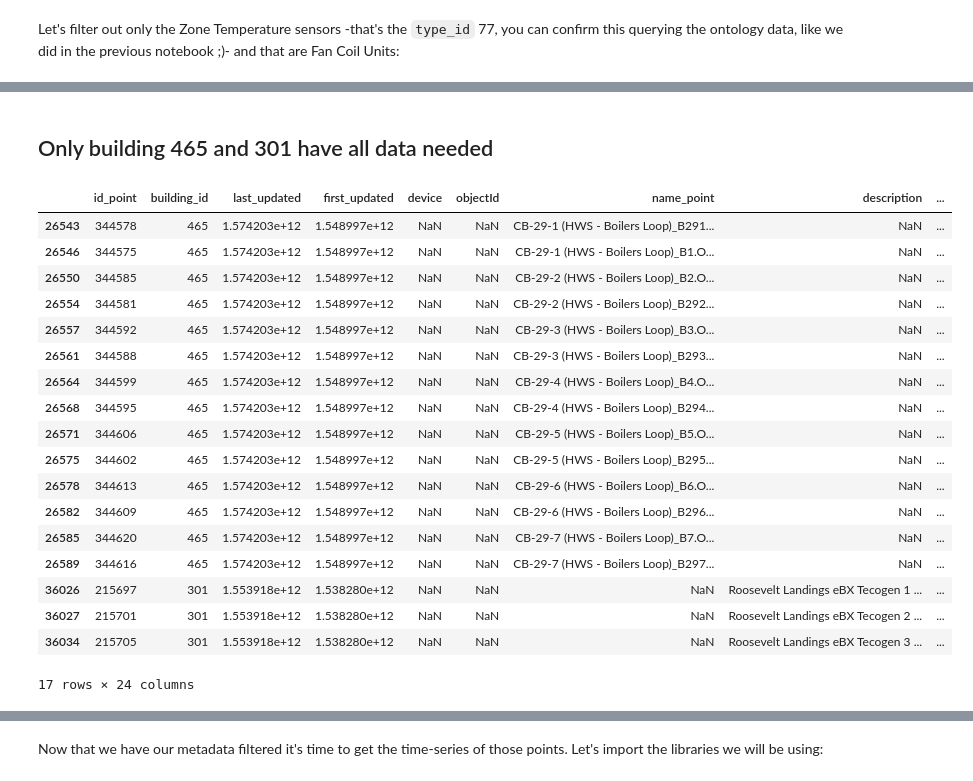
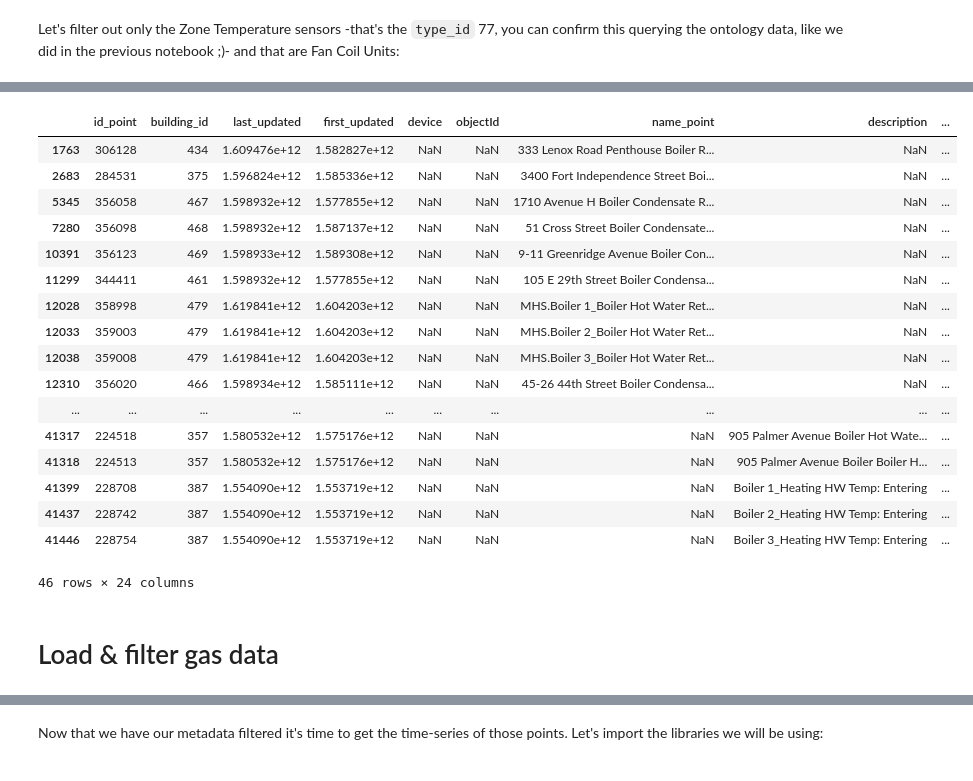
Before and after one commit to PengkunLiu/RTEM_CMU, a Jupyter notebook: RTEM Jupyter Notebook/a-rtem-heating-energy.ipynb, the cells around one changed output, grey strips where cells are left out. Drawn from its saved outputs; the diff is of its cells as text; code cells hidden in the pictures.

```diff
--- a/RTEM Jupyter Notebook/a-rtem-heating-energy.ipynb
+++ b/RTEM Jupyter Notebook/a-rtem-heating-energy.ipynb
@@ -156,4 +183,4 @@ boiler_hhwr_data = boiler_data[(boiler_data.type == "Hot Water Return Temperatur
 # %%
-shared_hhws_data = boiler_hhwr_data[boiler_hhwr_data["building_id"].isin(boiler_hhws_data["building_id"])]
+boiler_shared_hhws_data = boiler_hhwr_data[boiler_hhwr_data["building_id"].isin(boiler_hhws_data["building_id"])]
 # %%
-shared_hhws_data = shared_hhws_data[shared_hhws_data["building_id"].isin(boiler_hhwr_data["building_id"])]
+boiler_shared_hhws_data = boiler_shared_hhws_data[shared_hhws_data["building_id"].isin(boiler_hhwr_data["building_id"])]
@@ -162,24 +187,21 @@ gas_consumption_data =
-# %% [markdown]
-## Only building 465 and 301 have all data needed
 # %%
-shared_hhws_data
+boiler_shared_hhws_data
 # %% [output]
 |  | id_point | building_id | last_updated | first_updated | device | objectId | name_point | description | ... |
-| 26543 | 344578 | 465 | 1.574203e+12 | 1.548997e+12 | NaN | NaN | CB-29-1 (HWS - Boilers Loop)_B291... | NaN | ... |
-| 26546 | 344575 | 465 | 1.574203e+12 | 1.548997e+12 | NaN | NaN | CB-29-1 (HWS - Boilers Loop)_B1.O... | NaN | ... |
-| 26550 | 344585 | 465 | 1.574203e+12 | 1.548997e+12 | NaN | NaN | CB-29-2 (HWS - Boilers Loop)_B2.O... | NaN | ... |
-| 26554 | 344581 | 465 | 1.574203e+12 | 1.548997e+12 | NaN | NaN | CB-29-2 (HWS - Boilers Loop)_B292... | NaN | ... |
-| 26557 | 344592 | 465 | 1.574203e+12 | 1.548997e+12 | NaN | NaN | CB-29-3 (HWS - Boilers Loop)_B3.O... | NaN | ... |
-| 26561 | 344588 | 465 | 1.574203e+12 | 1.548997e+12 | NaN | NaN | CB-29-3 (HWS - Boilers Loop)_B293... | NaN | ... |
-| 26564 | 344599 | 465 | 1.574203e+12 | 1.548997e+12 | NaN | NaN | CB-29-4 (HWS - Boilers Loop)_B4.O... | NaN | ... |
-| 26568 | 344595 | 465 | 1.574203e+12 | 1.548997e+12 | NaN | NaN | CB-29-4 (HWS - Boilers Loop)_B294... | NaN | ... |
-| 26571 | 344606 | 465 | 1.574203e+12 | 1.548997e+12 | NaN | NaN | CB-29-5 (HWS - Boilers Loop)_B5.O... | NaN | ... |
-| 26575 | 344602 | 465 | 1.574203e+12 | 1.548997e+12 | NaN | NaN | CB-29-5 (HWS - Boilers Loop)_B295... | NaN | ... |
-| 26578 | 344613 | 465 | 1.574203e+12 | 1.548997e+12 | NaN | NaN | CB-29-6 (HWS - Boilers Loop)_B6.O... | NaN | ... |
-| 26582 | 344609 | 465 | 1.574203e+12 | 1.548997e+12 | NaN | NaN | CB-29-6 (HWS - Boilers Loop)_B296... | NaN | ... |
-| 26585 | 344620 | 465 | 1.574203e+12 | 1.548997e+12 | NaN | NaN | CB-29-7 (HWS - Boilers Loop)_B7.O... | NaN | ... |
-| 26589 | 344616 | 465 | 1.574203e+12 | 1.548997e+12 | NaN | NaN | CB-29-7 (HWS - Boilers Loop)_B297... | NaN | ... |
-| 36026 | 215697 | 301 | 1.553918e+12 | 1.538280e+12 | NaN | NaN | NaN | Roosevelt Landings eBX Tecogen 1 ... | ... |
-| 36027 | 215701 | 301 | 1.553918e+12 | 1.538280e+12 | NaN | NaN | NaN | Roosevelt Landings eBX Tecogen 2 ... | ... |
-| 36034 | 215705 | 301 | 1.553918e+12 | 1.538280e+12 | NaN | NaN | NaN | Roosevelt Landings eBX Tecogen 3 ... | ... |
+| 1763 | 306128 | 434 | 1.609476e+12 | 1.582827e+12 | NaN | NaN | 333 Lenox Road Penthouse Boiler R... | NaN | ... |
+| 2683 | 284531 | 375 | 1.596824e+12 | 1.585336e+12 | NaN | NaN | 3400 Fort Independence Street Boi... | NaN | ... |
+| 5345 | 356058 | 467 | 1.598932e+12 | 1.577855e+12 | NaN | NaN | 1710 Avenue H Boiler Condensate R... | NaN | ... |
+| 7280 | 356098 | 468 | 1.598932e+12 | 1.587137e+12 | NaN | NaN | 51 Cross Street Boiler Condensate... | NaN | ... |
+| 10391 | 356123 | 469 | 1.598933e+12 | 1.589308e+12 | NaN | NaN | 9-11 Greenridge Avenue Boiler Con... | NaN | ... |
+| 11299 | 344411 | 461 | 1.598932e+12 | 1.577855e+12 | NaN | NaN | 105 E 29th Street Boiler Condensa... | NaN | ... |
+| 12028 | 358998 | 479 | 1.619841e+12 | 1.604203e+12 | NaN | NaN | MHS.Boiler 1_Boiler Hot Water Ret... | NaN | ... |
+| 12033 | 359003 | 479 | 1.619841e+12 | 1.604203e+12 | NaN | NaN | MHS.Boiler 2_Boiler Hot Water Ret... | NaN | ... |
+| 12038 | 359008 | 479 | 1.619841e+12 | 1.604203e+12 | NaN | NaN | MHS.Boiler 3_Boiler Hot Water Ret... | NaN | ... |
+| 12310 | 356020 | 466 | 1.598934e+12 | 1.585111e+12 | NaN | NaN | 45-26 44th Street Boiler Condensa... | NaN | ... |
+| ... | ... | ... | ... | ... | ... | ... | ... | ... | ... |
+| 41317 | 224518 | 357 | 1.580532e+12 | 1.575176e+12 | NaN | NaN | NaN | 905 Palmer Avenue Boiler Hot Wate... | ... |
+| 41318 | 224513 | 357 | 1.580532e+12 | 1.575176e+12 | NaN | NaN | NaN | 905 Palmer Avenue Boiler Boiler H... | ... |
+| 41399 | 228708 | 387 | 1.554090e+12 | 1.553719e+12 | NaN | NaN | NaN | Boiler 1_Heating HW Temp: Entering | ... |
+| 41437 | 228742 | 387 | 1.554090e+12 | 1.553719e+12 | NaN | NaN | NaN | Boiler 2_Heating HW Temp: Entering | ... |
+| 41446 | 228754 | 387 | 1.554090e+12 | 1.553719e+12 | NaN | NaN | NaN | Boiler 3_Heating HW Temp: Entering | ... |
-17 rows × 24 columns
+46 rows × 24 columns
@@ -185,0 +211,2 @@ shared_hhws_data
+# %% [markdown]
+# Load & filter gas data
```
Also changed, not shown: parts of 131 cells of this notebook, 1 other file.
